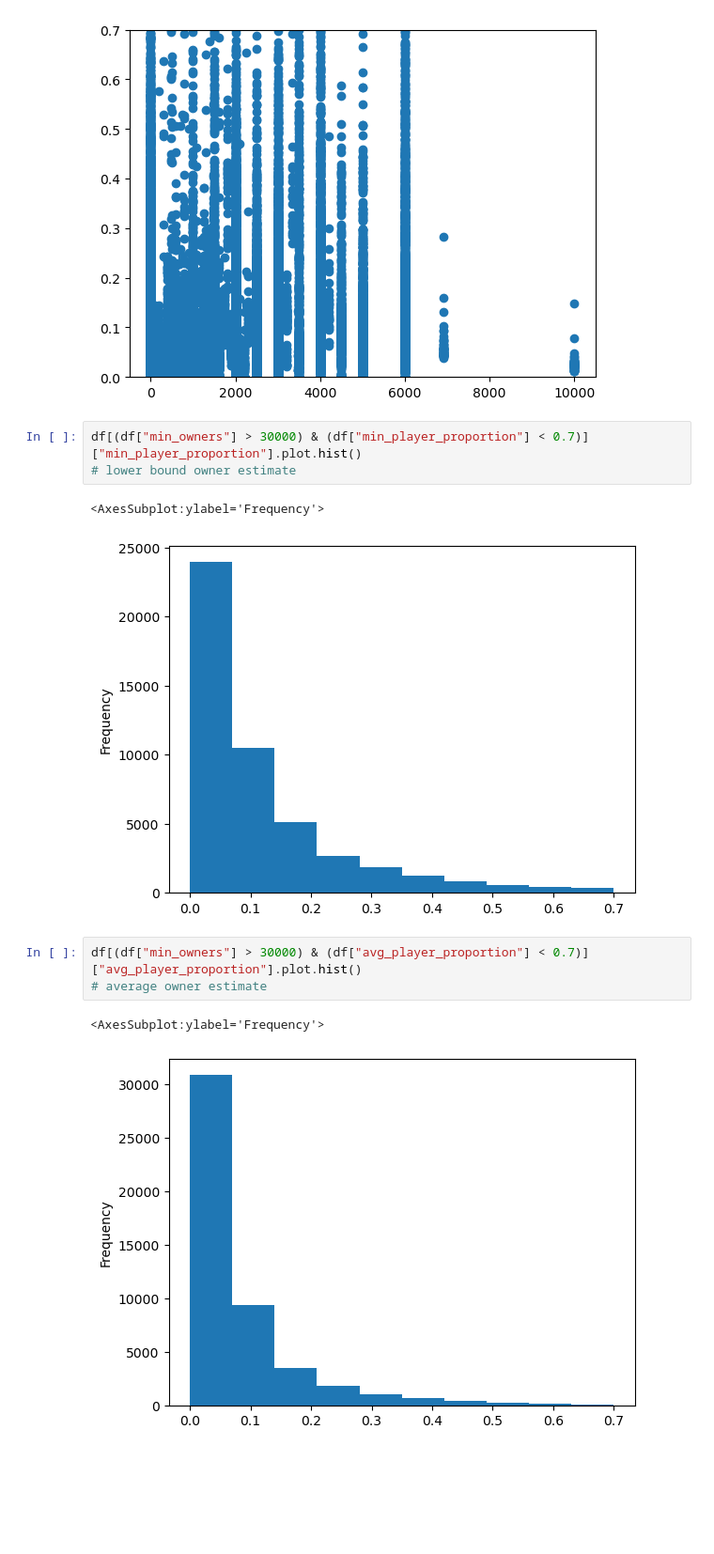
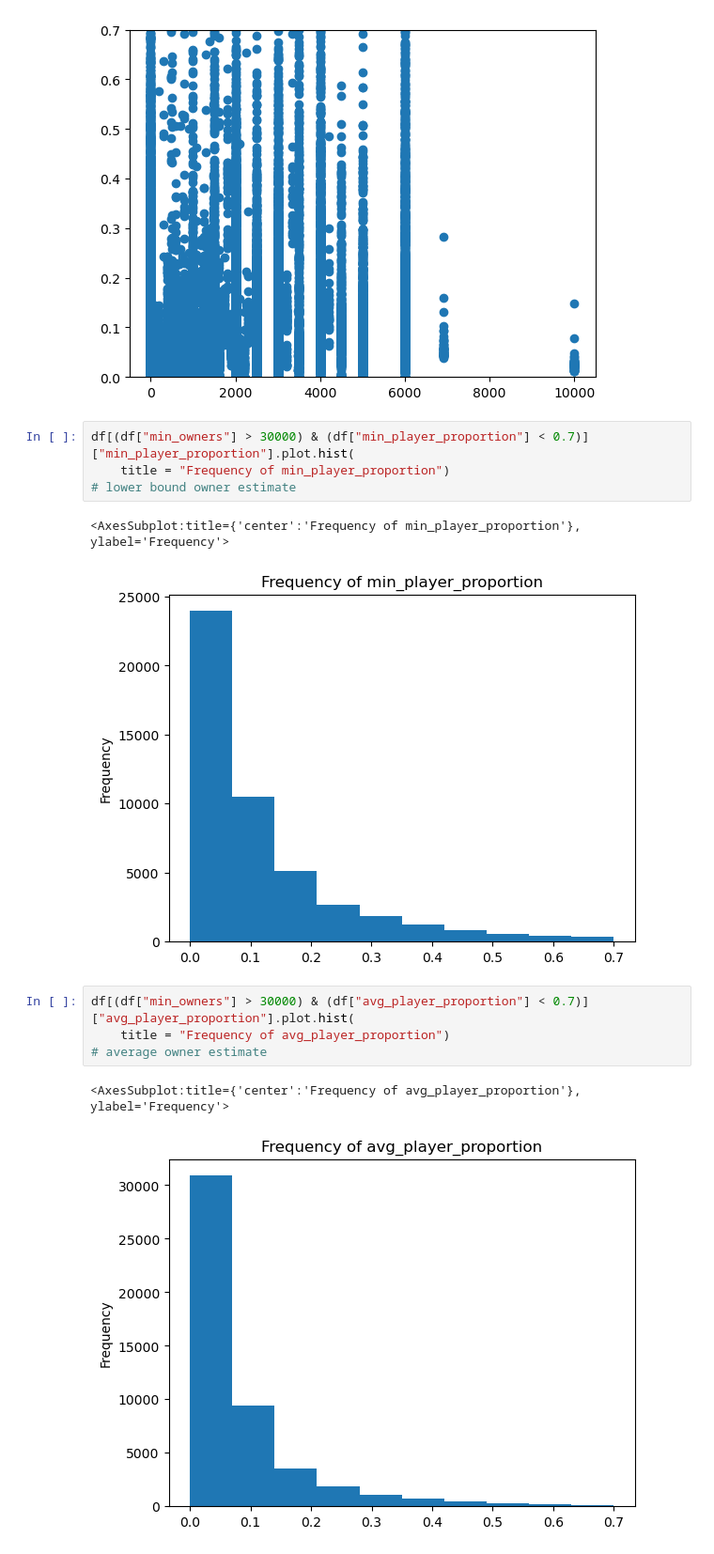
Before and after one commit to mortonjack/Data-Analysis, a Jupyter notebook: graph.ipynb, the cells around one changed output. Shown at 94% size. Cells and saved outputs as stored; diff of their text form; blank space fills up the shorter version.

```diff
--- a/graph.ipynb
+++ b/graph.ipynb
@@ -192,15 +195,17 @@ ax.set_ylim(0, 0.7)
 (0.0, 0.7)
 [figure]
 # %%
-df[(df["min_owners"] > 30000) & (df["min_player_proportion"] < 0.7)]["min_player_proportion"].plot.hist()
+df[(df["min_owners"] > 30000) & (df["min_player_proportion"] < 0.7)]["min_player_proportion"].plot.hist(
+    title = "Frequency of min_player_proportion")
 # lower bound owner estimate
 # %% [output]
-<AxesSubplot:ylabel='Frequency'>
+<AxesSubplot:title={'center':'Frequency of min_player_proportion'}, ylabel='Frequency'>
-[figure, old version]
+[figure, new version]
 # %%
-df[(df["min_owners"] > 30000) & (df["avg_player_proportion"] < 0.7)]["avg_player_proportion"].plot.hist()
+df[(df["min_owners"] > 30000) & (df["avg_player_proportion"] < 0.7)]["avg_player_proportion"].plot.hist(
+    title = "Frequency of avg_player_proportion")
 # average owner estimate
 # %% [output]
-<AxesSubplot:ylabel='Frequency'>
+<AxesSubplot:title={'center':'Frequency of avg_player_proportion'}, ylabel='Frequency'>
-[figure, old version]
+[figure, new version]
 # %%
```
Also changed, not shown: parts of 10 cells of this notebook.
